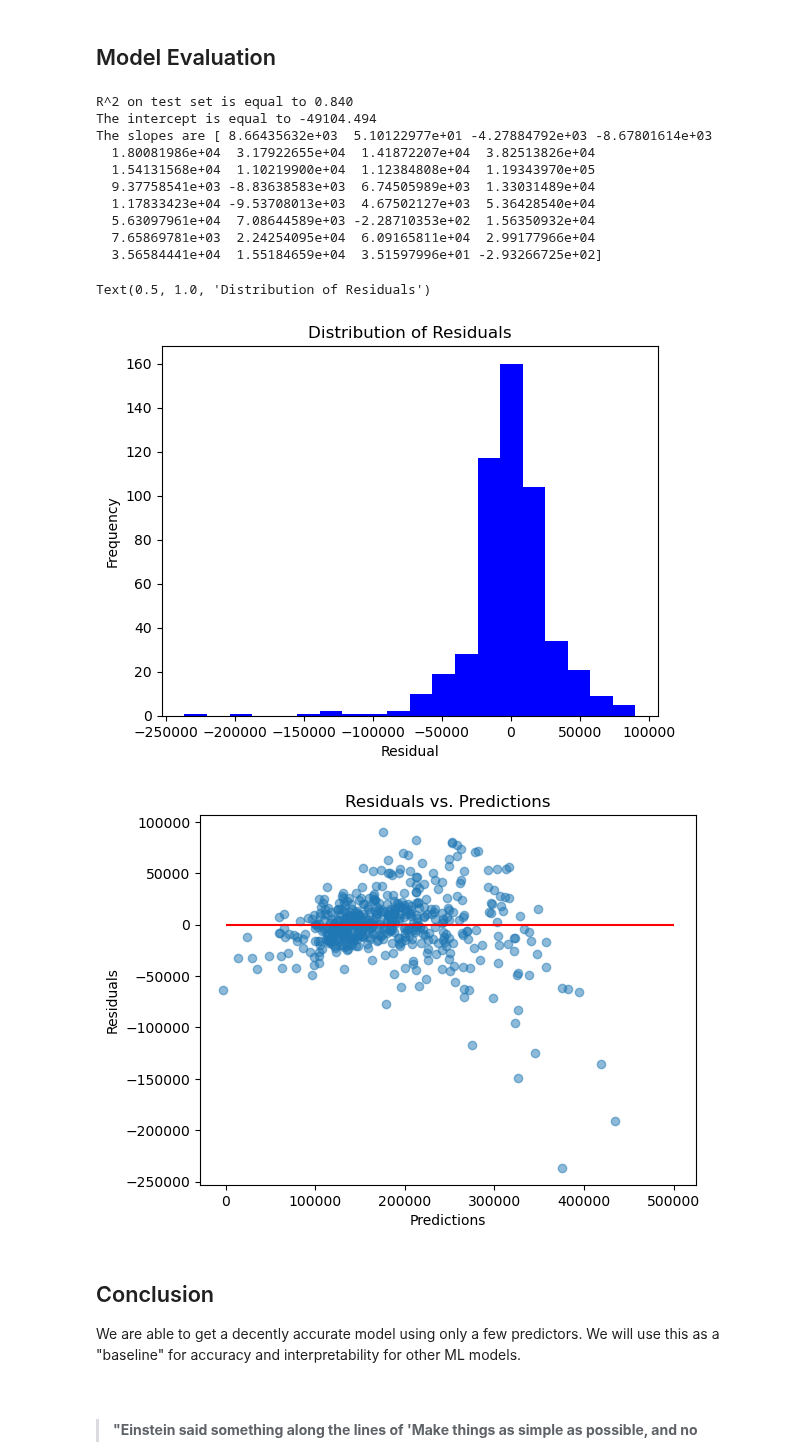
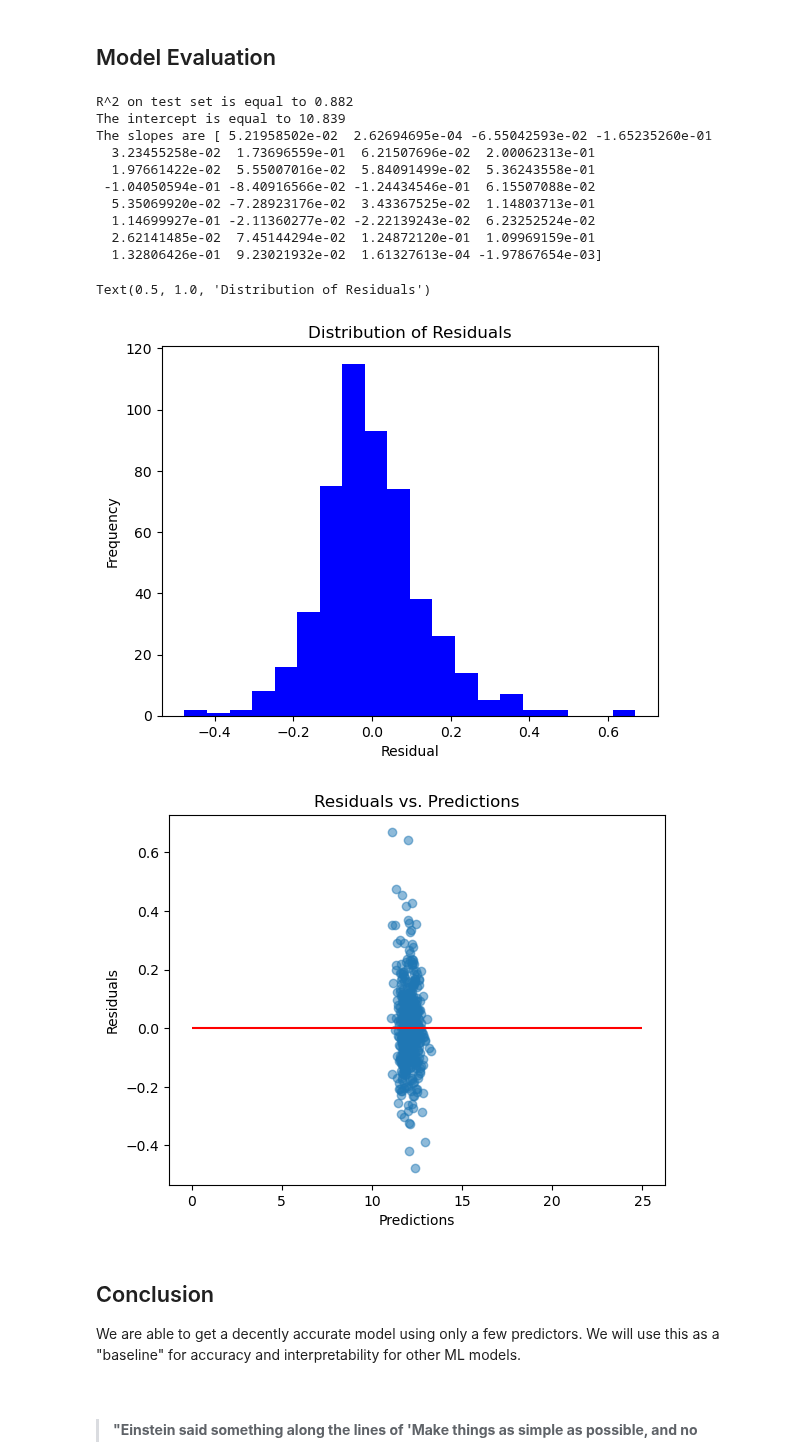
Before and after one commit to bassoonelephant/ames, a Jupyter notebook: ames-model-lr.ipynb, the cells around one changed output. Drawn from its saved outputs; the diff is of its cells as text; code cells hidden in the pictures.

Commit message:
Use log(target)

```diff
--- a/ames-model-lr.ipynb
+++ b/ames-model-lr.ipynb
@@ -215,3 +191,6 @@ print(vif)
 13   1.017582  Neighborhood_Landmrk
 # %% [markdown]
 Multicollinearity has improved, but we still have some high values, so the caveat is that the model's predictions may not be reliable.  We'll address this via regularization in later modules.
+# %%
+# Transform target into log(SalePrice)
+y_train = np.log(y_train)
@@ -218,3 +223,6 @@ Multicollinearity has improved, but we still have some high values, so the cavea
+# %%
+# Tranform test set using log transformation
+y_test = np.log(y_test)
 # %% [markdown]
 ## Train Model
 # %%
@@ -236,16 +244,16 @@ print('R^2 on test set is equal to %.3f' %(lr.score(X_test, y_test)))
 print('The intercept is equal to %.3f' %(lr.intercept_))
 print('The slopes are %s' %(lr.coef_))
 # %% [output]
-R^2 on test set is equal to 0.840
-The intercept is equal to -49104.494
-The slopes are [ 8.66435632e+03  5.10122977e+01 -4.27884792e+03 -8.67801614e+03
-  1.80081986e+04  3.17922655e+04  1.41872207e+04  3.82513826e+04
-  1.54131568e+04  1.10219900e+04  1.12384808e+04  1.19343970e+05
-  9.37758541e+03 -8.83638583e+03  6.74505989e+03  1.33031489e+04
-  1.17833423e+04 -9.53708013e+03  4.67502127e+03  5.36428540e+04
-  5.63097961e+04  7.08644589e+03 -2.28710353e+02  1.56350932e+04
-  7.65869781e+03  2.24254095e+04  6.09165811e+04  2.99177966e+04
-  3.56584441e+04  1.55184659e+04  3.51597996e+01 -2.93266725e+02]
+R^2 on test set is equal to 0.882
+The intercept is equal to 10.839
+The slopes are [ 5.21958502e-02  2.62694695e-04 -6.55042593e-02 -1.65235260e-01
+  3.23455258e-02  1.73696559e-01  6.21507696e-02  2.00062313e-01
+  1.97661422e-02  5.55007016e-02  5.84091499e-02  5.36243558e-01
+ -1.04050594e-01 -8.40916566e-02 -1.24434546e-01  6.15507088e-02
+  5.35069920e-02 -7.28923176e-02  3.43367525e-02  1.14803713e-01
+  1.14699927e-01 -2.11360277e-02 -2.22139243e-02  6.23252524e-02
+  2.62141485e-02  7.45144294e-02  1.24872120e-01  1.09969159e-01
+  1.32806426e-01  9.23021932e-02  1.61327613e-04 -1.97867654e-03]
 # %%
 # Plot Distribution of Residuals
 
@@ -264,25 +272,25 @@ plt.ylabel('Frequency')
 plt.title('Distribution of Residuals')
 # %% [output]
 Text(0.5, 1.0, 'Distribution of Residuals')
-[figure, old version]
+[figure, new version]
 # %%
 # Plot Residuals vs. Predictions
 
 # Create the plot
 plt.scatter(predictions, residuals, alpha=0.5)
 
 # Labels and title
 plt.xlabel('Predictions')
 plt.ylabel('Residuals')
 plt.title('Residuals vs. Predictions')
 
 # Draw a horizontal line at y = 0
-plt.hlines(y=0, xmin=0, xmax=500000, color='red')
+plt.hlines(y=0, xmin=0, xmax=25, color='red')
 
 # Show the plot
 plt.show()
 # %% [output]
-[figure, old version]
+[figure, new version]
 # %% [markdown]
 ## Conclusion
 
```
Also changed, not shown: parts of 6 cells of this notebook.
